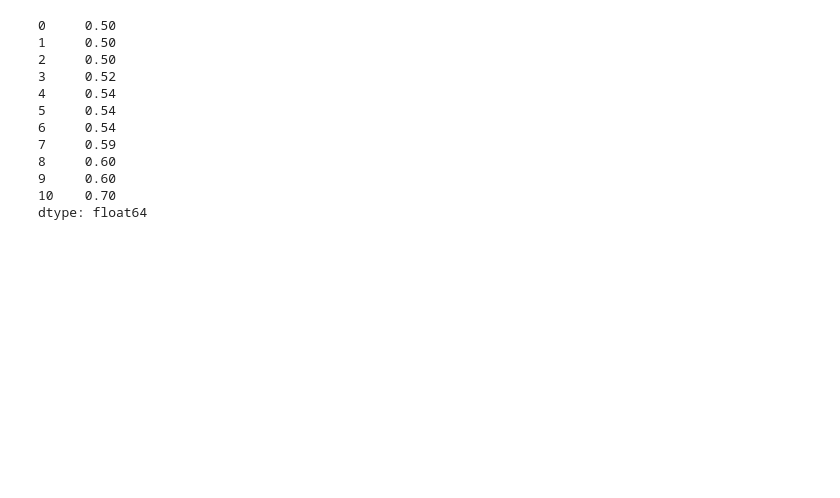
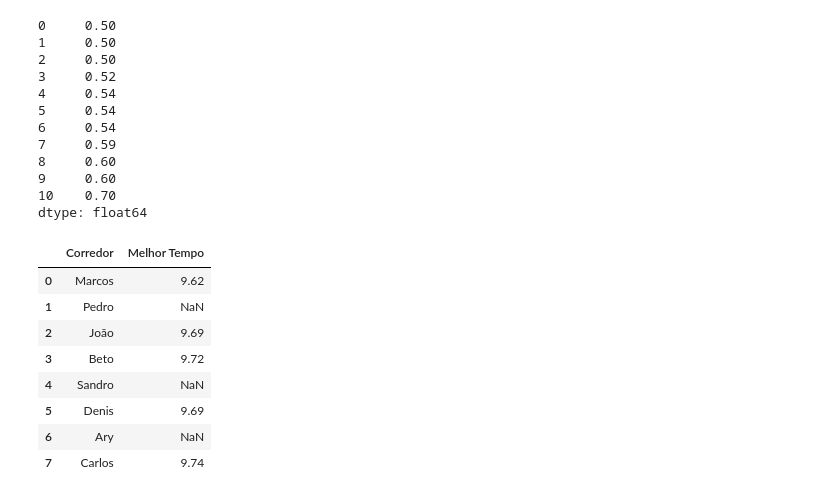
Before and after one commit to renatamontanhana/Pandas_analisando_dados, a Jupyter notebook: exercicios_extras.ipynb, the cells around one changed output. Cells and saved outputs as stored; diff of their text form; code cells hidden in the pictures; blank space fills up the shorter version.

```diff
--- a/exercicios_extras.ipynb
+++ b/exercicios_extras.ipynb
@@ -335,3 +335,19 @@ s1.fillna(method = 'bfill', limit = 1)
 9     0.60
 10    0.70
 dtype: float64
+# %%
+atletas = pd.DataFrame([['Marcos', 9.62], ['Pedro', None], ['João', 9.69],
+                        ['Beto', 9.72], ['Sandro', None], ['Denis', 9.69],
+                        ['Ary', None], ['Carlos', 9.74]],
+                        columns = ['Corredor', 'Melhor Tempo'])
+atletas
+# %% [output]
+|  | Corredor | Melhor Tempo |
+| 0 | Marcos | 9.62 |
+| 1 | Pedro | NaN |
+| 2 | João | 9.69 |
+| 3 | Beto | 9.72 |
+| 4 | Sandro | NaN |
+| 5 | Denis | 9.69 |
+| 6 | Ary | NaN |
+| 7 | Carlos | 9.74 |
```
Also changed, not shown: parts of 2 cells of this notebook.
